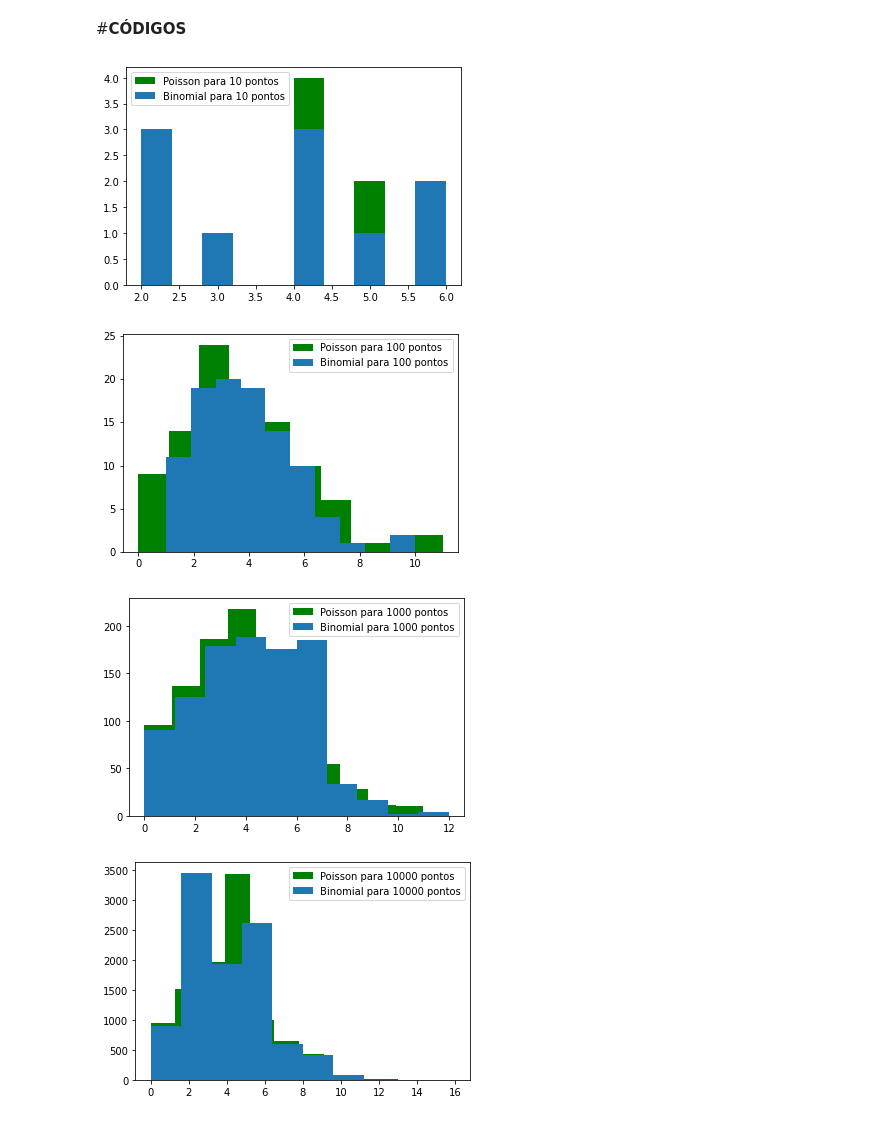
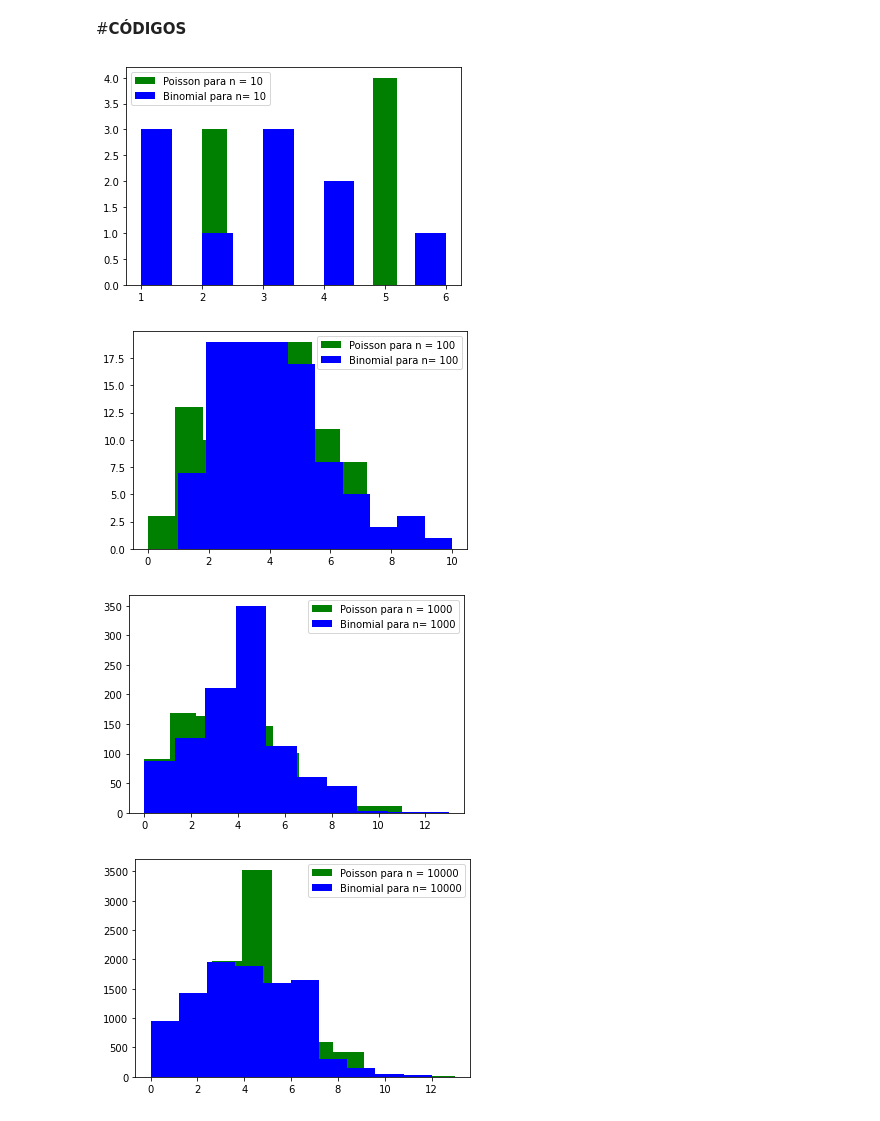
Before and after one commit to Sander23Car/Estat-stica_e_An-lise_de_Dados, a Jupyter notebook: Exercício5_Análise_De_Dados.ipynb, the cells around one changed output. Saved outputs shown, nothing was run; the diff lists cells and outputs as text; code cells hidden in the pictures.

```diff
--- a/Exercício5_Análise_De_Dados.ipynb
+++ b/Exercício5_Análise_De_Dados.ipynb
@@ -112,25 +112,25 @@ import matplotlib.pyplot as plt
 # %%
 n = [10, 100, 1000, 10000] # Valores de n
 
 p_distbinomial =[ ] # Pontos da distribuição binomial
 p_distpoisson = [ ] # Pontos da distribuição de Poisson
 
 lamb = 4
 
 for i in range(np.size(n)):
     pp = np.random.poisson(lamb, n[i])
     p_distpoisson.append(pp)
     p = lamb/n[i]
     b = np.random.binomial(n[i],p,n[i])
     p_distbinomial.append(b)
-        #plt.legend(loc='best')
-    plt.hist(p_distpoisson[i], color='green', label = f'Poisson para {n[i]} pontos')
-    plt.hist(p_distbinomial[i], label = f'Binomial para {n[i]} pontos')
+
+# Histogramas das distribuições binomial e de Poisson
+    plt.hist(p_distbinomial[i], color='green', label = f'Poisson para n = {n[i]}') # Gera histograma referente a distribuição binomial na cor verde para comparação com a distribuição de Poisson.
+    plt.hist(p_distpoisson[i],color='blue', label = f'Binomial para n= {n[i]}') # Gera histograma referente a distribuição de Poisson na cor azul para comparação com a distribuição binomial.
     plt.legend()
     plt.show()
-    #plt.ylabel('P(X=x)')
 # %% [output]
-[figure, old version]
+[figure, new version]
-[figure, old version]
+[figure, new version]
-[figure, old version]
+[figure, new version]
-[figure, old version]
+[figure, new version]
```
